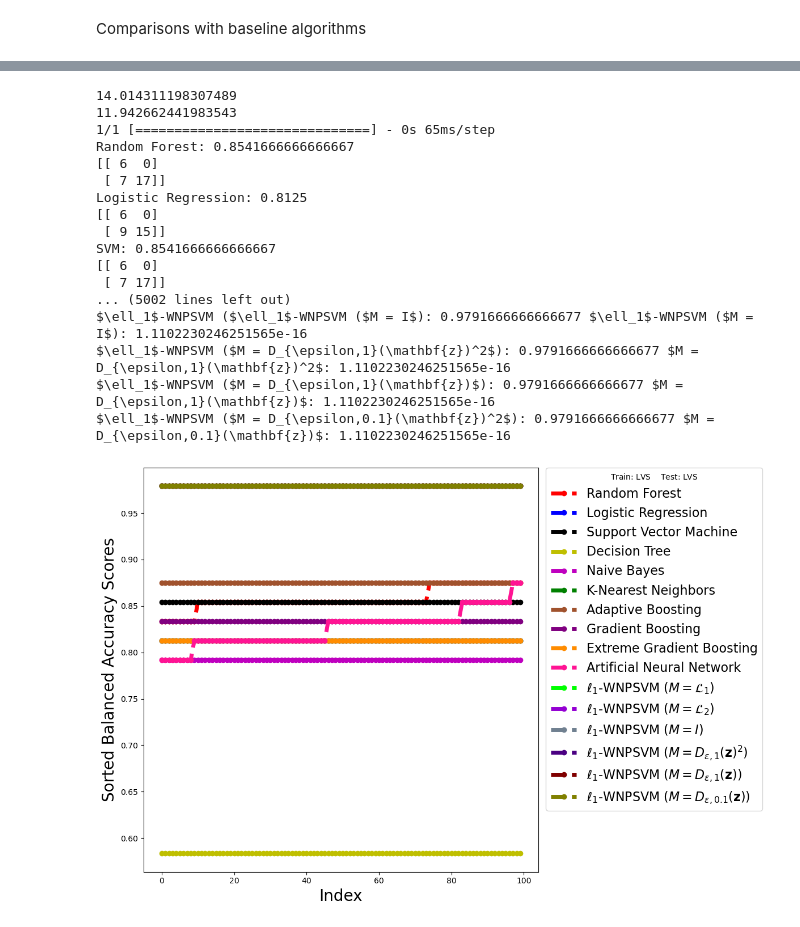
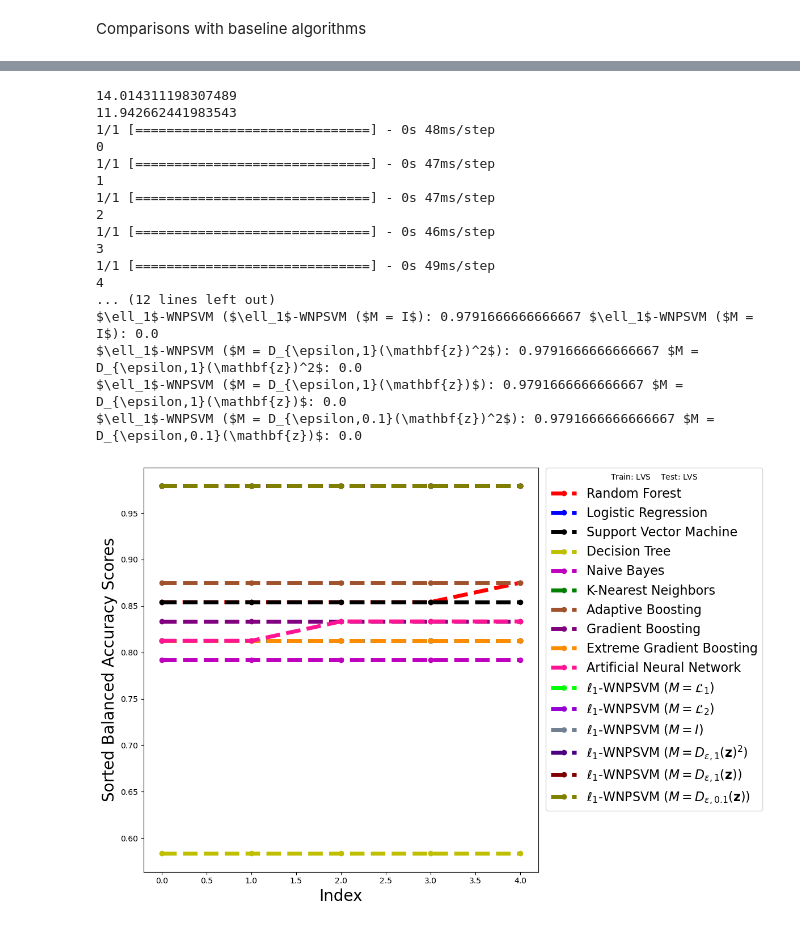
Before and after one commit to uougwu/WNPSVM, a Jupyter notebook: wnp-svm/demos/WNP_SVM.ipynb, the cells around one changed output, grey strips where cells are left out. Saved outputs shown, nothing was run; the diff lists cells and outputs as text; code cells hidden in the pictures.

```diff
--- a/wnp-svm/demos/WNP_SVM.ipynb
+++ b/wnp-svm/demos/WNP_SVM.ipynb
@@ -116,24 +117,25 @@ $\ell_1$-WNPSVM ($M = D_{\epsilon,0.1}(\mathbf{z})^2$): 0.7708333333333333 $M =
 [figure]
 # %%
-compare_baselines(Kingry,235,100,'Schu4','LVS')
+acc = compare_baselines(Kingry,235,5,'Schu4','LVS')
+accuracy_report(acc,5)
 # %% [output]
 14.014311198307489
 11.942662441983543
-1/1 [==============================] - 0s 65ms/step
-Random Forest: 0.8541666666666667
-[[ 6  0]
- [ 7 17]]
-Logistic Regression: 0.8125
-[[ 6  0]
- [ 9 15]]
-SVM: 0.8541666666666667
-[[ 6  0]
- [ 7 17]]
-... (5002 lines left out)
-$\ell_1$-WNPSVM ($\ell_1$-WNPSVM ($M = I$): 0.9791666666666677 $\ell_1$-WNPSVM ($M = I$): 1.1102230246251565e-16
-$\ell_1$-WNPSVM ($M = D_{\epsilon,1}(\mathbf{z})^2$): 0.9791666666666677 $M = D_{\epsilon,1}(\mathbf{z})^2$: 1.1102230246251565e-16
-$\ell_1$-WNPSVM ($M = D_{\epsilon,1}(\mathbf{z})$): 0.9791666666666677 $M = D_{\epsilon,1}(\mathbf{z})$: 1.1102230246251565e-16
-$\ell_1$-WNPSVM ($M = D_{\epsilon,0.1}(\mathbf{z})^2$): 0.9791666666666677 $M = D_{\epsilon,0.1}(\mathbf{z})$: 1.1102230246251565e-16
+1/1 [==============================] - 0s 48ms/step
+0
+1/1 [==============================] - 0s 47ms/step
+1
+1/1 [==============================] - 0s 47ms/step
+2
+1/1 [==============================] - 0s 46ms/step
+3
+1/1 [==============================] - 0s 49ms/step
+4
+... (12 lines left out)
+$\ell_1$-WNPSVM ($\ell_1$-WNPSVM ($M = I$): 0.9791666666666667 $\ell_1$-WNPSVM ($M = I$): 0.0
+$\ell_1$-WNPSVM ($M = D_{\epsilon,1}(\mathbf{z})^2$): 0.9791666666666667 $M = D_{\epsilon,1}(\mathbf{z})^2$: 0.0
+$\ell_1$-WNPSVM ($M = D_{\epsilon,1}(\mathbf{z})$): 0.9791666666666667 $M = D_{\epsilon,1}(\mathbf{z})$: 0.0
+$\ell_1$-WNPSVM ($M = D_{\epsilon,0.1}(\mathbf{z})^2$): 0.9791666666666667 $M = D_{\epsilon,0.1}(\mathbf{z})$: 0.0
-[figure, old version]
+[figure, new version]
 [figure]
 # %%
```
Also changed, not shown: parts of 5 cells of this notebook, 5 other files.
